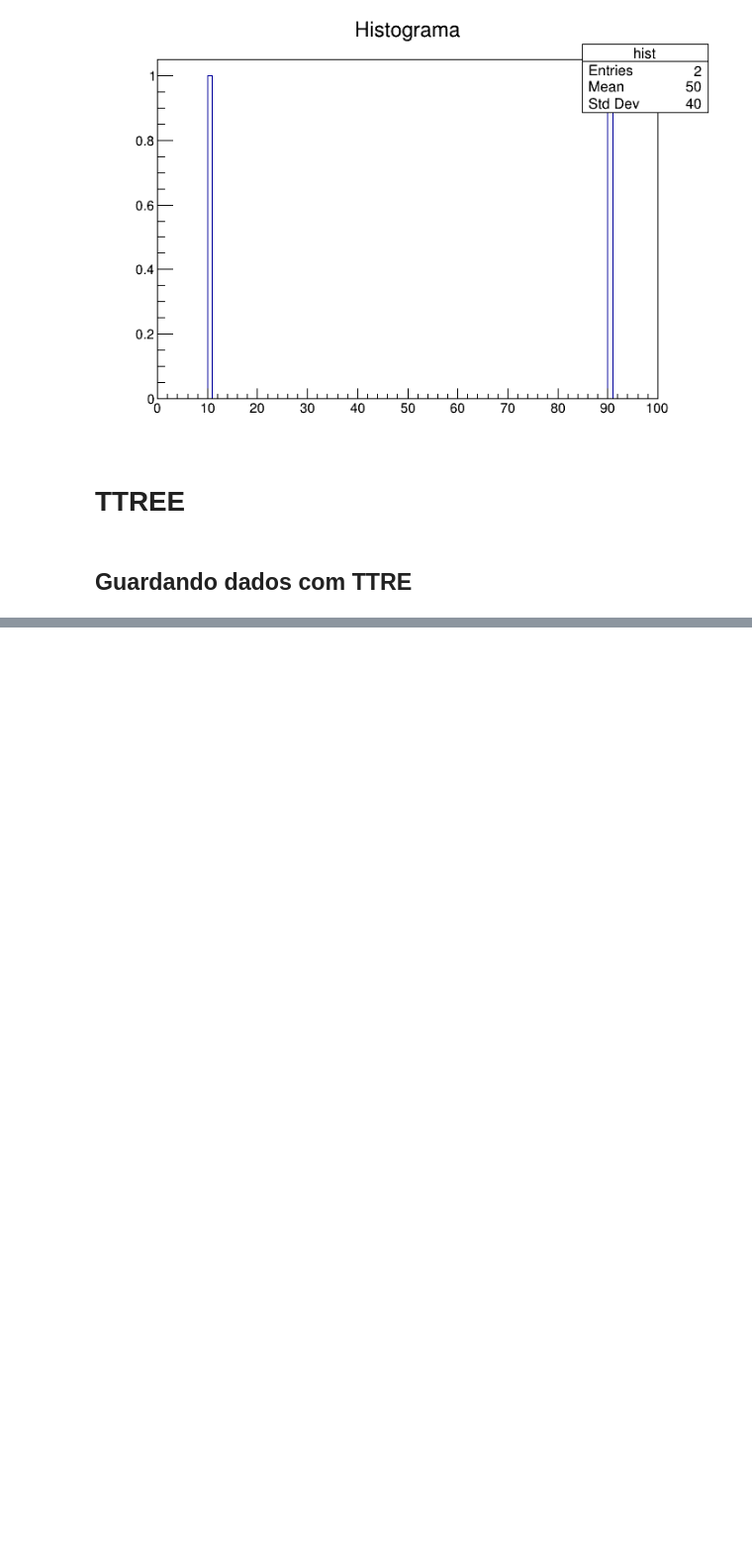
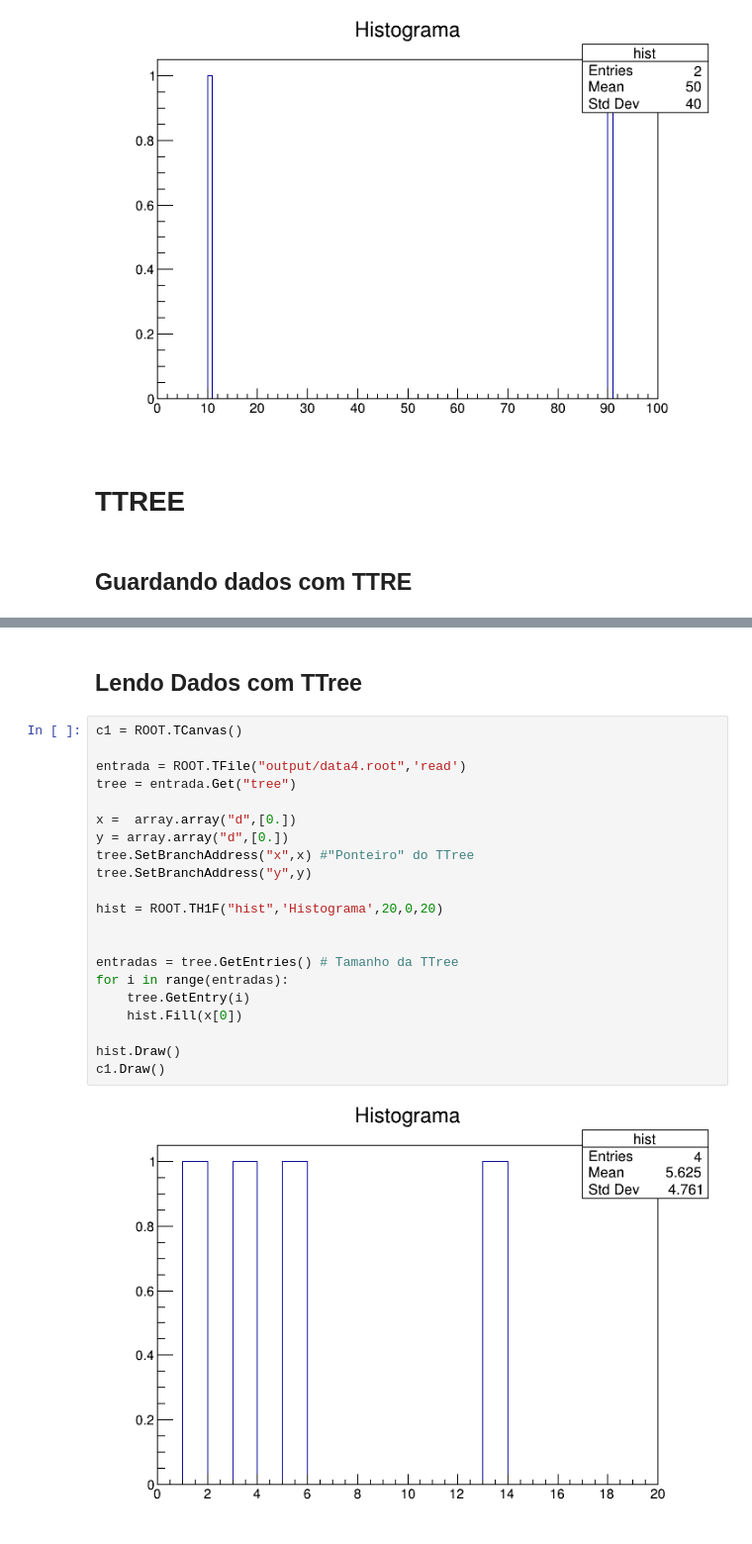
Before and after one commit to gabriels3t/Aprendendo-Cern-Root, a Jupyter notebook: main.ipynb, the cells around one changed output, grey strips where cells are left out. Shown at 99% size. Drawn from its saved outputs; the diff is of its cells as text; blank space fills up the shorter version.

Commit message:
Lendo Dados com TTree

```diff
--- a/main.ipynb
+++ b/main.ipynb
@@ -462,3 +459,28 @@ for i in range(len(df)):
 
 output.Write()
 output.Close()
+# %% [markdown]
+## Lendo Dados com TTree
+# %%
+c1 = ROOT.TCanvas()
+
+entrada = ROOT.TFile("output/data4.root",'read')
+tree = entrada.Get("tree")
+
+x =  array.array("d",[0.])
+y = array.array("d",[0.])
+tree.SetBranchAddress("x",x) #"Ponteiro" do TTree
+tree.SetBranchAddress("y",y)
+
+hist = ROOT.TH1F("hist",'Histograma',20,0,20)
+
+
+entradas = tree.GetEntries() # Tamanho da TTree
+for i in range(entradas):
+    tree.GetEntry(i)
+    hist.Fill(x[0])
+
+hist.Draw()
+c1.Draw()
+# %% [output]
+[figure, added]
```
Also changed, not shown: parts of 3 cells of this notebook, 1 other file.
